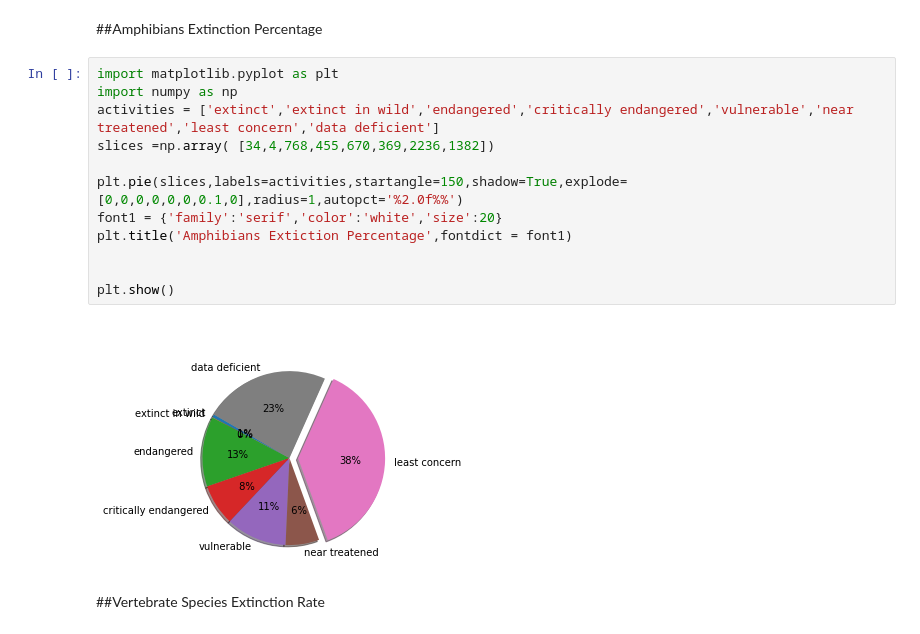
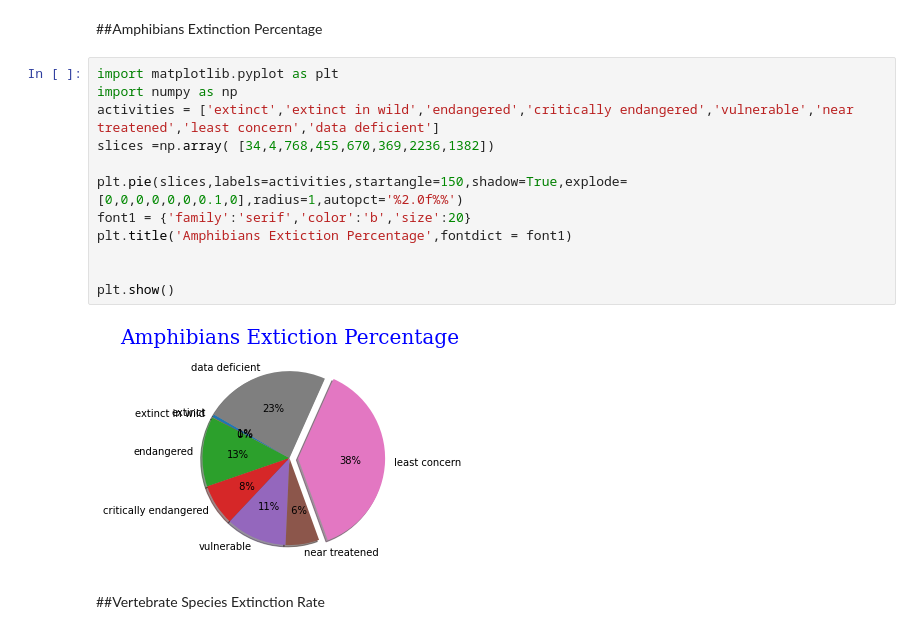
Before and after one commit to Vaidehii28/Python-project, a Jupyter notebook: PYTHON PROJECT.ipynb, the cells around one changed output. Saved outputs shown, nothing was run; the diff lists cells and outputs as text.

```diff
--- a/PYTHON PROJECT.ipynb
+++ b/PYTHON PROJECT.ipynb
@@ -141,17 +141,17 @@ plt.show()
 # %%
 import matplotlib.pyplot as plt
 import numpy as np
 activities = ['extinct','extinct in wild','endangered','critically endangered','vulnerable','near treatened','least concern','data deficient']
 slices =np.array( [34,4,768,455,670,369,2236,1382])
 
 plt.pie(slices,labels=activities,startangle=150,shadow=True,explode=[0,0,0,0,0,0,0.1,0],radius=1,autopct='%2.0f%%')
-font1 = {'family':'serif','color':'white','size':20}
+font1 = {'family':'serif','color':'b','size':20}
 plt.title('Amphibians Extiction Percentage',fontdict = font1)
 
 
 plt.show()
 # %% [output]
-[figure, old version]
+[figure, new version]
 # %% [markdown]
 ##Vertebrate Species Extinction Rate
 # %%
```
